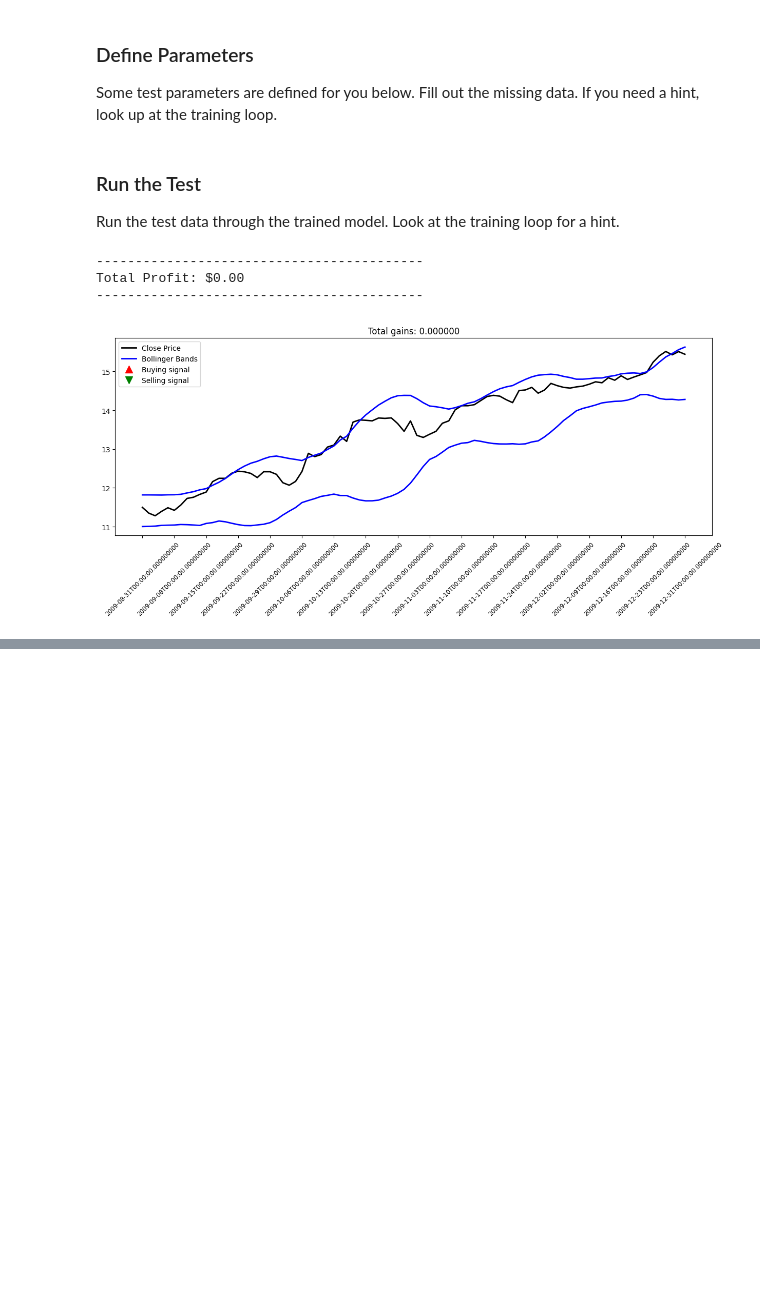
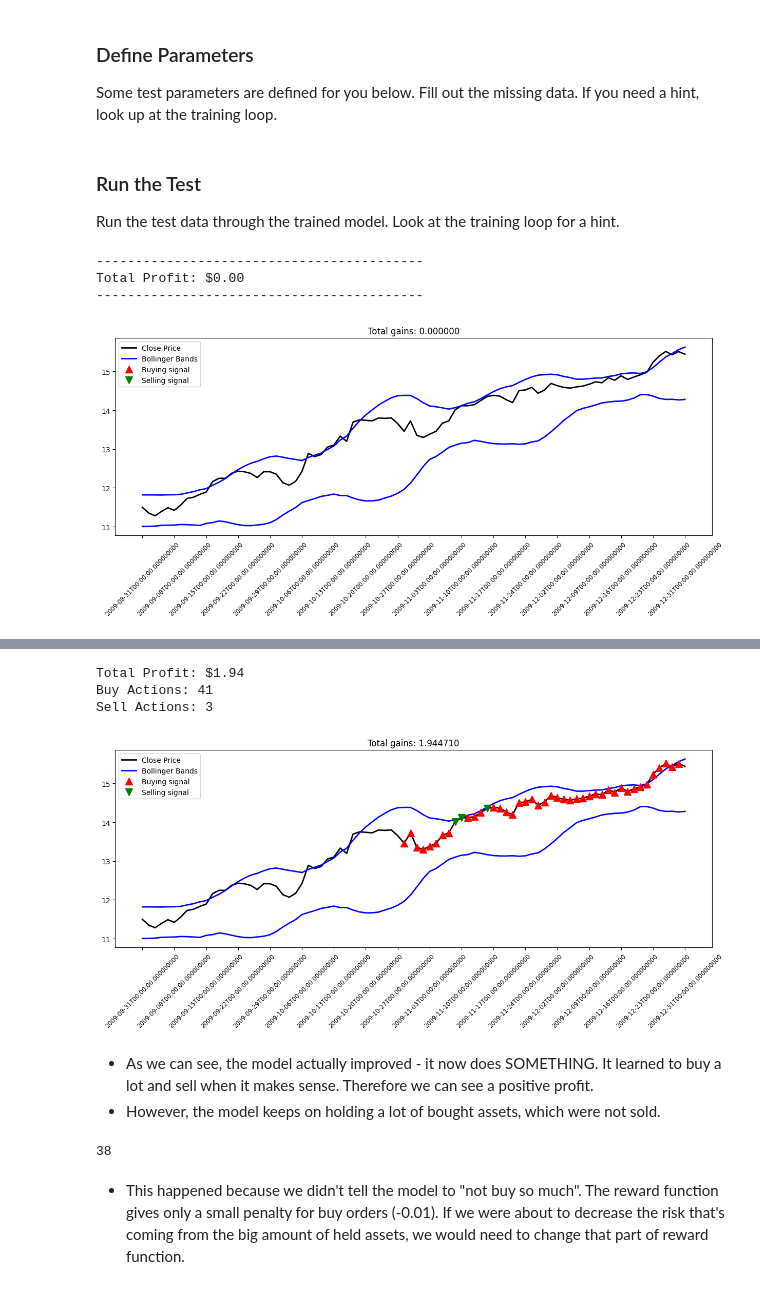
Before and after one commit to juzun/udacity-ai-trading-strategies, a Jupyter notebook: notebooks/03-reinforcement-learning.ipynb, the cells around one changed output, grey strips where cells are left out. Cells and saved outputs as stored; diff of their text form; code cells hidden in the pictures; blank space fills up the shorter version.

```diff
--- a/notebooks/03-reinforcement-learning.ipynb
+++ b/notebooks/03-reinforcement-learning.ipynb
@@ -958,0 +1054,21 @@ print("✅ ImprovedAgent class created with better hyperparameters!")
+# %%
+# Create improved agent
+improved_window_size = 1
+improved_agent = ImprovedAgent(
+    window_size=improved_window_size, num_features=num_features
+)
+
+improved_episode_count = 10  # 5x more episodes than original
+
+improved_batch_losses = []
+improved_num_batches_trained = 0
+
+print(f"Training Parameters:")
+print(f"  Episodes: {improved_episode_count} (vs original {episode_count})")
+print(f"  Data points per episode: {l}")
+print(f"  Total training steps: {l * improved_episode_count}")
+print(
+    f"  Epsilon decay: {improved_agent.epsilon_decay} (vs original {agent.epsilon_decay})"
+)
+print(f"  Epsilon min: {improved_agent.epsilon_min} (vs original {agent.epsilon_min})")
+print("--------------------------------------")
@@ -1148,0 +1317,30 @@ print(f"   generated {format_price(total_profit_improved)} profit vs $0.00 from
+# %%
+print(f"Total Profit: {format_price(total_profit_improved)}")
+print(f"Buy Actions: {len(states_buy_test_improved)}")
+print(f"Sell Actions: {len(states_sell_test_improved)}")
+# %% [output]
+Total Profit: $1.94
+Buy Actions: 41
+Sell Actions: 3
+# %%
+# Plot improved results
+plot_behavior(
+    X_test_true_price,
+    X_test_true_bb_upper,
+    X_test_true_bb_lower,
+    states_buy_test_improved,
+    states_sell_test_improved,
+    total_profit_improved,
+    train=False,
+)
+# %% [output]
+[figure, added]
+# %% [markdown]
+- As we can see, the model actually improved - it now does SOMETHING. It learned to buy a lot and sell when it makes sense. Therefore we can see a positive profit.
+- However, the model keeps on holding a lot of bought assets, which were not sold.
+# %%
+len(improved_test_agent.inventory)
+# %% [output]
+38
+# %% [markdown]
+- This happened because we didn't tell the model to "not buy so much". The reward function gives only a small penalty for buy orders (-0.01). If we were about to decrease the risk that's coming from the big amount of held assets, we would need to change that part of reward function.
```
Also changed, not shown: parts of 33 cells of this notebook, 1 other file.
